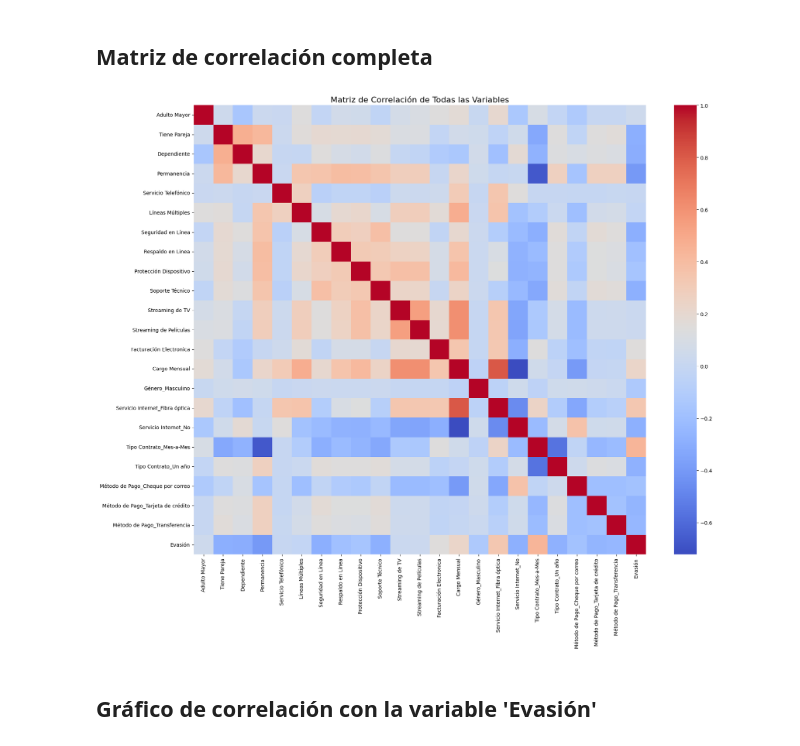
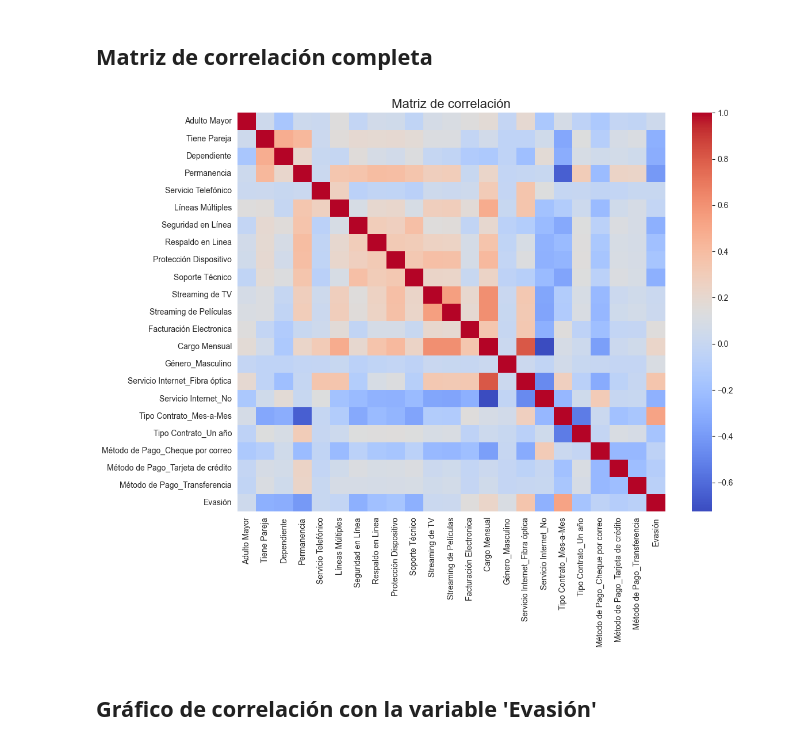
Before and after one commit to zelys/machine-learning, a Jupyter notebook: Challenge Telecom X/parte 2 - análisis de evasión de clientes/challenge_telecom_2.ipynb, the cells around one changed output. Saved outputs shown, nothing was run; the diff lists cells and outputs as text; code cells hidden in the pictures.

```diff
--- a/Challenge Telecom X/parte 2 - análisis de evasión de clientes/challenge_telecom_2.ipynb
+++ b/Challenge Telecom X/parte 2 - análisis de evasión de clientes/challenge_telecom_2.ipynb
@@ -216,19 +217,19 @@ Además, para facilitar la interpretación, crearemos un gráfico de barras que
 # %%
 import matplotlib.pyplot as plt
 import seaborn as sns
 
 # Calcular la matriz de correlación usando el dataframe balanceado
 corr_matrix = datos_balanceados.corr()
 
 # Configurar el tamaño de la figura para asegurar que sea legible
-plt.figure(figsize=(20, 16))
+plt.figure(figsize=(12, 9))
 
 # Crear el mapa de calor (heatmap)
 sns.heatmap(corr_matrix, cmap='coolwarm', annot=False) # annot=False para no saturar el gráfico
-plt.title('Matriz de Correlación de Todas las Variables', fontsize=16)
+plt.title('Matriz de correlación', fontsize=16)
 plt.show()
 # %% [output]
-[figure, old version]
+[figure, new version]
 # %% [markdown]
 ## **Gráfico de correlación con la variable 'Evasión'**
 # %%
```
Also changed, not shown: parts of 5 cells of this notebook.
